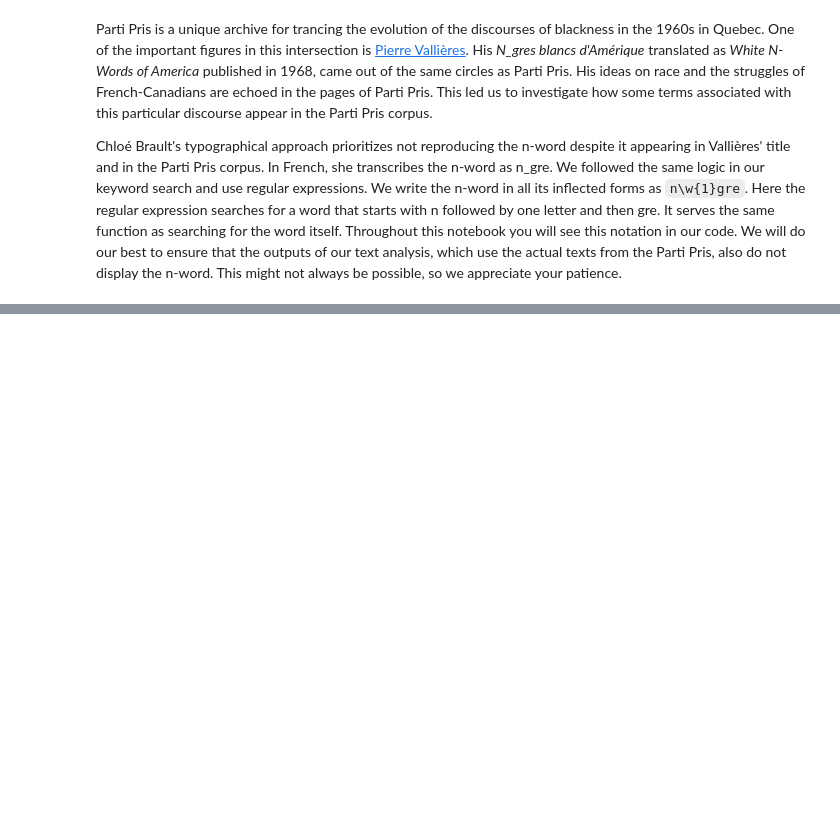
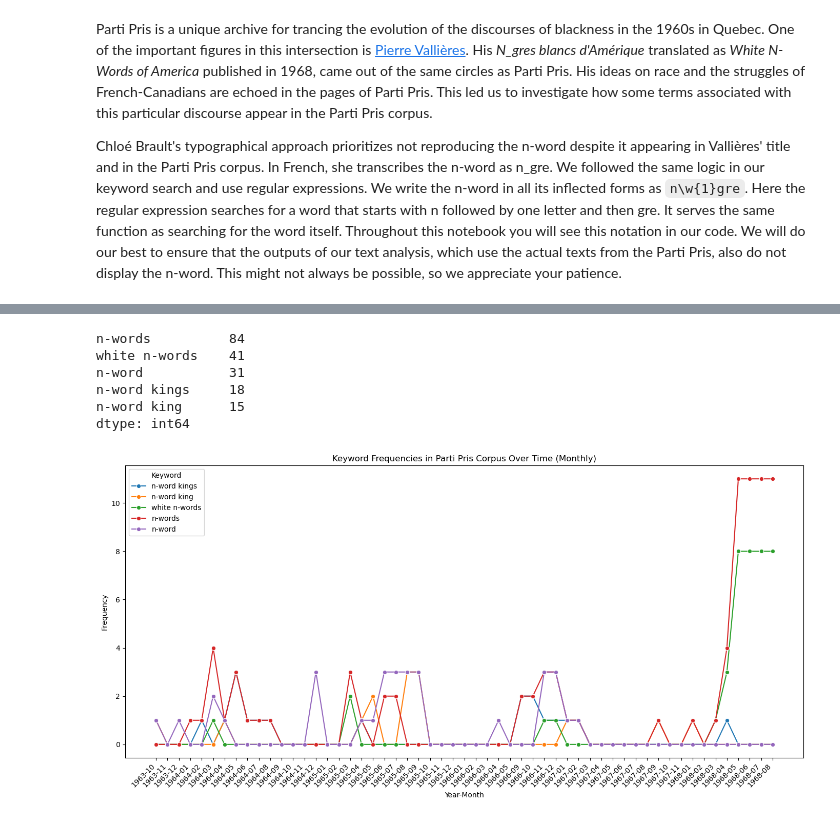
Before and after one commit to mervetekgurler/partipris, a Jupyter notebook: notebooks/03_text_analysis.ipynb, the cells around one changed output, grey strips where cells are left out. Cells and saved outputs as stored; diff of their text form; code cells hidden in the pictures; blank space fills up the shorter version.

```diff
--- a/notebooks/03_text_analysis.ipynb
+++ b/notebooks/03_text_analysis.ipynb
@@ -80,0 +336,23 @@ plt.show()
+# %%
+# redo the frequency analysis with the updated keywords (v3) and with the titles included
+
+# Redo the month_split and explode in case the DataFrame has changed
+df['year'] = df['year'].astype(str)
+df['month'] = df['month'].astype(str)
+df['month_split'] = df['month'].str.split('-')
+df_exploded = df.explode('month_split').copy()
+df_exploded['month_split'] = df_exploded['month_split'].str.zfill(2)
+df_exploded['year_month'] = df_exploded['year'] + '-' + df_exploded['month_split']
+
+# Use keywords_v3 for the new frequency analysis (do not override keywords)
+results = []
+for year_month, group in df_exploded.groupby('year_month'):
+    month_data = {'year_month': year_month}
+    texts = (group['title'].fillna('') + ' ' + group['text'].fillna('')).astype(str)
+    for key, pattern in keywords_v3.items():
+        count = texts.apply(lambda x: len(re.findall(pattern, x, flags=re.IGNORECASE))).sum()
+        month_data[key] = count
+    results.append(month_data)
+
+freq_month_df_v3 = pd.DataFrame(results).sort_values('year_month').reset_index(drop=True)
+freq_month_df_v3
@@ -80,0 +377,31 @@ plt.show()
+# %%
+# Sum total appearances of each keyword across all months using the new DataFrame
+total_counts_v3 = freq_month_df_v3.drop(columns='year_month').sum().sort_values(ascending=False)
+print(total_counts_v3)
+# %% [output]
+n-words          84
+white n-words    41
+n-word           31
+n-word kings     18
+n-word king      15
+dtype: int64
+# %%
+# Let's visualize this new frequency DataFrame
+freq_melted_v3 = freq_month_df_v3.melt(id_vars='year_month', var_name='keyword', value_name='frequency')
+plt.figure(figsize=(14, 7))
+sns.lineplot(
+    data=freq_melted_v3,
+    x='year_month',
+    y='frequency',
+    hue='keyword',
+    marker='o'
+)
+plt.xlabel('Year-Month')
+plt.ylabel('Frequency')
+plt.title('Keyword Frequencies in Parti Pris Corpus Over Time (Monthly)')
+plt.xticks(rotation=45, ha='right')
+plt.legend(title='Keyword')
+plt.tight_layout()
+plt.show()
+# %% [output]
+[figure, added]
```
Also changed, not shown: parts of 28 cells of this notebook, 3 other files.
